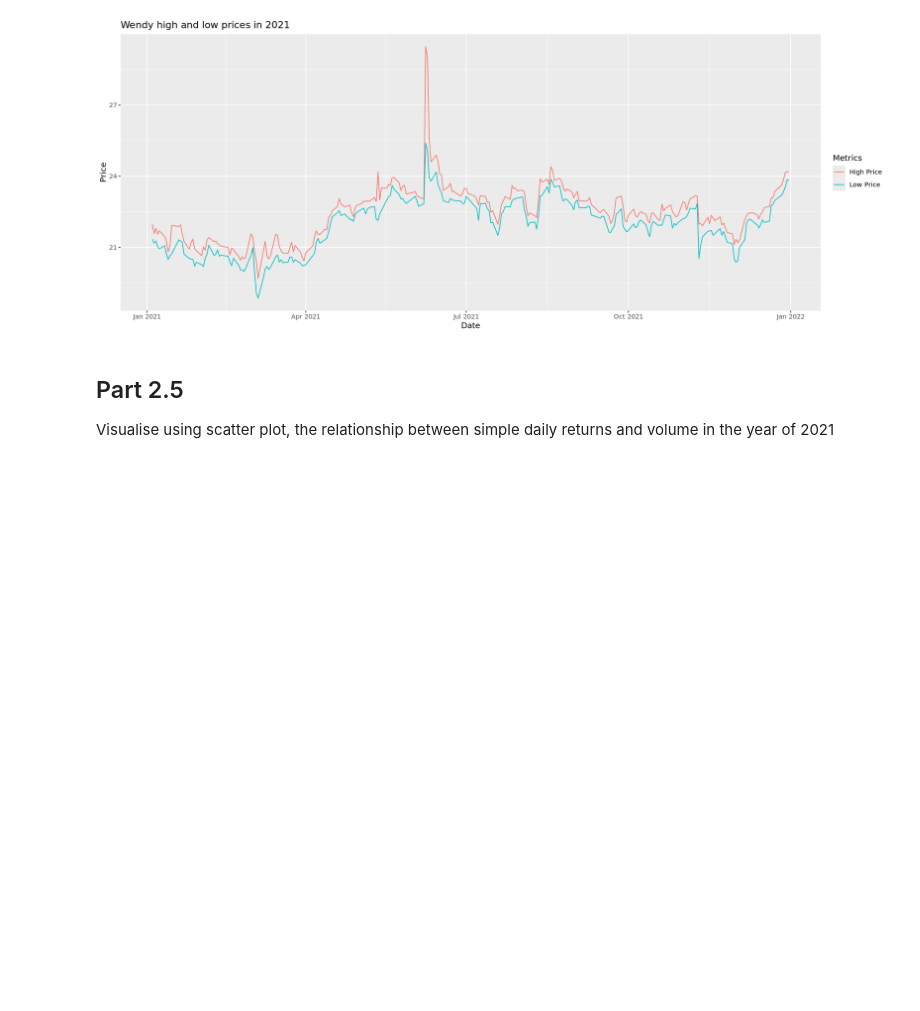
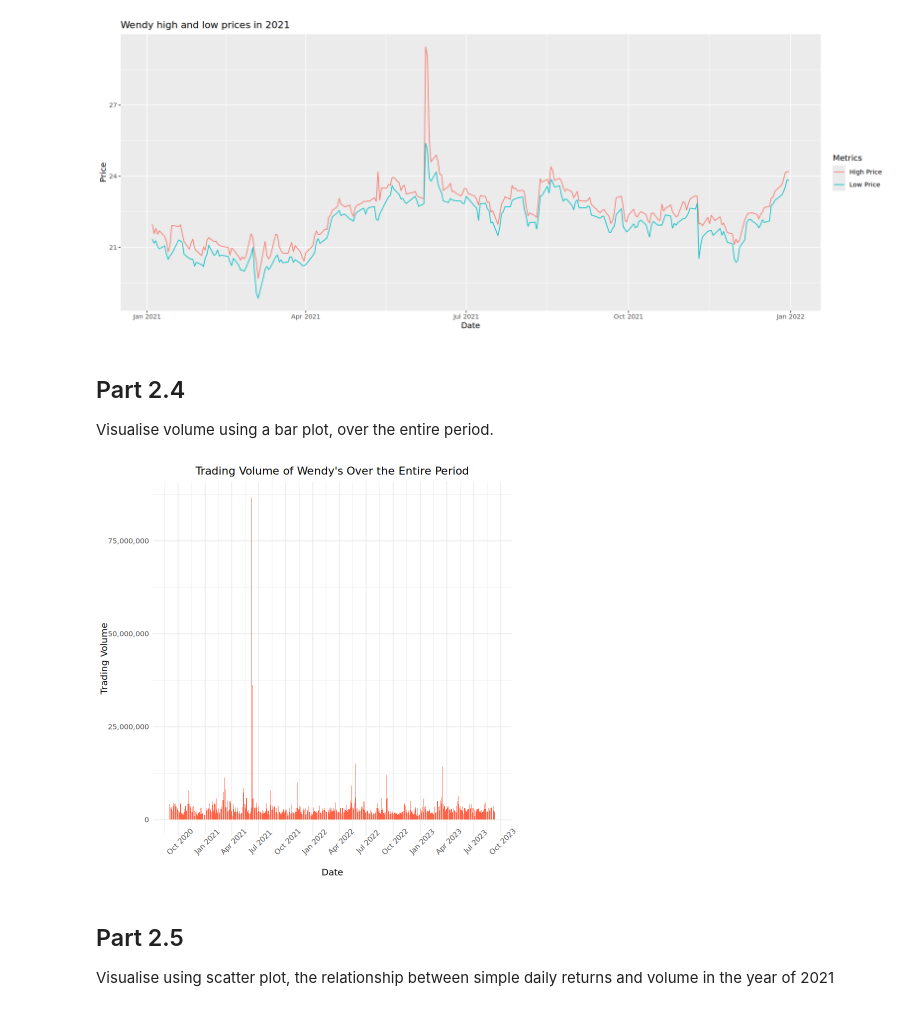
Before and after one commit to LiamHoogstad/Apps_R_HW1, a Jupyter notebook: MAIN_FILE.ipynb, the cells around one changed output. Cells and saved outputs as stored; diff of their text form; code cells hidden in the pictures; blank space fills up the shorter version.

Commit message:
Bora changed  part 2.4

```diff
--- a/MAIN_FILE.ipynb
+++ b/MAIN_FILE.ipynb
@@ -682,6 +682,26 @@ ggplot(data=wendy_2021, aes(datadate, prchd, colour="High Price")) +
             )
 # %% [output]
 [figure]
+# %% [markdown]
+## Part 2.4
+
+Visualise volume using a bar plot, over the entire period.
+# %%
+ggplot(wendy, aes(x = datadate, y = cshtrd)) +
+  geom_bar(stat = "identity", fill = "tomato", width = 2) +
+  labs(
+    title = "Trading Volume of Wendy's Over the Entire Period",
+    x = "Date",
+    y = "Trading Volume"
+  ) +
+  scale_y_continuous(labels = scales::comma) +
+  expand_limits(y = max(wendy$cshtrd)) +
+  scale_x_date(date_breaks = "3 months", date_labels = "%b %Y") +
+  theme_minimal() +
+  theme(axis.text.x = element_text(angle = 45),
+        plot.title = element_text(hjust = 0.5))
+# %% [output]
+[figure, added]
 # %% [markdown]
 ## Part 2.5
 
```
Also changed, not shown: parts of 1 cell of this notebook.
